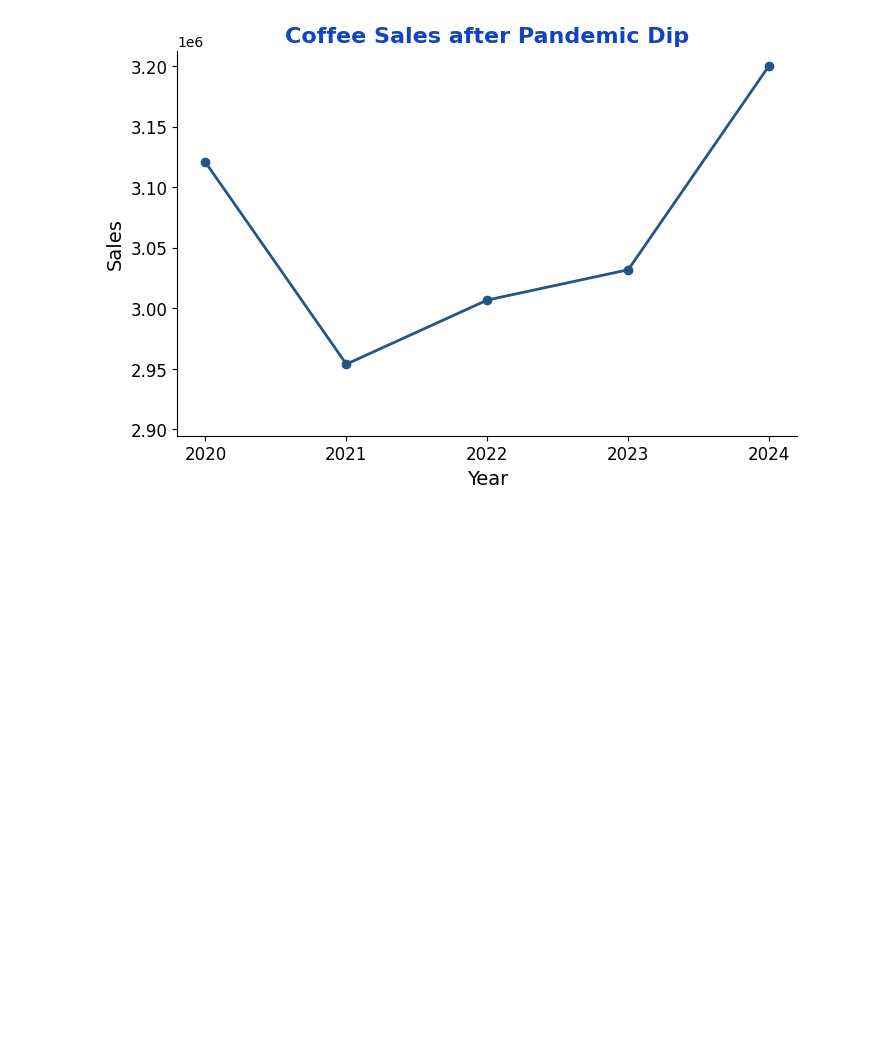
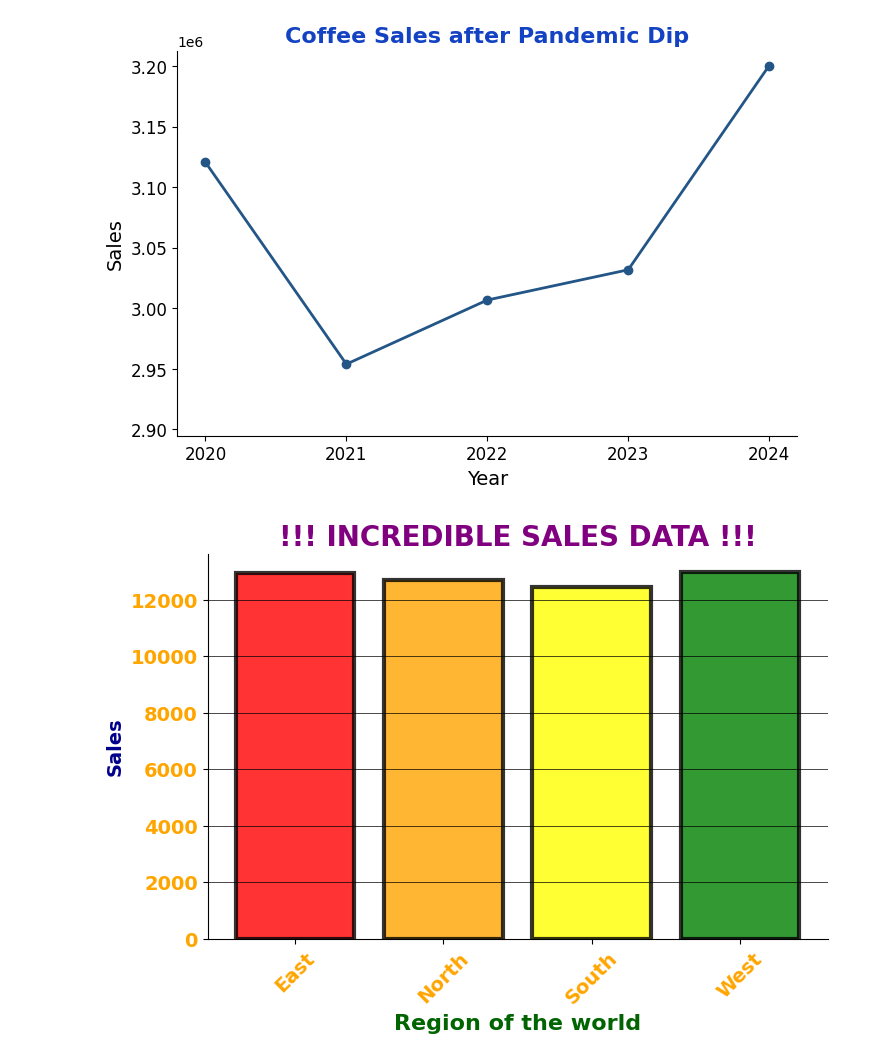
Before and after one commit to Bourne215/DA_M3_DataVizChallenge, a Jupyter notebook: data_viz_ethics_challenge.ipynb, the cells around one changed output. Drawn from its saved outputs; the diff is of its cells as text; code cells hidden in the pictures; blank space fills up the shorter version.

Commit message:
Correction Chart 2

```diff
--- a/data_viz_ethics_challenge.ipynb
+++ b/data_viz_ethics_challenge.ipynb
@@ -121,3 +121,26 @@ plt.yticks(fontsize=12)
 plt.show()
 # %% [output]
 [figure]
+# %%
+#Correction for Chart 2
+plt.figure(figsize=(8,5))
+avg_sales = coffee_df.groupby("Region")["Sales"].mean().reset_index()
+
+colors = ["red","orange","yellow","green","blue","purple"]
+
+ax = plt.gca()
+ax.spines['top'].set_visible(False)
+ax.spines['right'].set_visible(False)
+
+
+plt.bar(avg_sales["Region"], avg_sales["Sales"],
+        color=colors, edgecolor="black", linewidth=3,alpha=0.8)
+plt.title("!!! INCREDIBLE SALES DATA !!!", fontsize=20, fontweight="bold", color="purple")
+plt.grid(True, which='major',axis = 'y', color='black', linestyle='-', linewidth=0.5)
+plt.xlabel("Region of the world", fontsize=16, fontweight="bold", color="darkgreen")
+plt.ylabel("Sales", fontsize=14, fontweight="bold", color="darkblue")
+plt.xticks(rotation=45, fontsize=14, fontweight="bold", color="orange")
+plt.yticks(fontsize=14, fontweight="bold", color="orange")
+plt.show()
+# %% [output]
+[figure, added]
```
